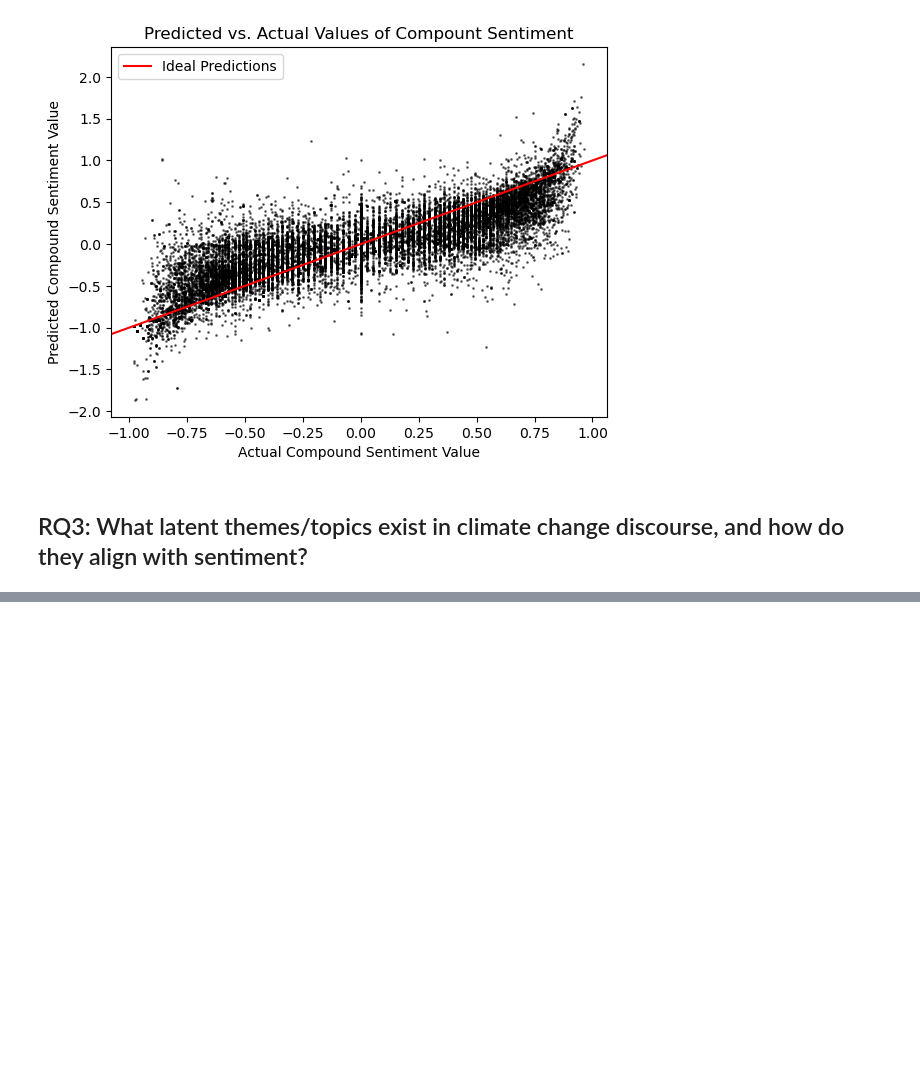
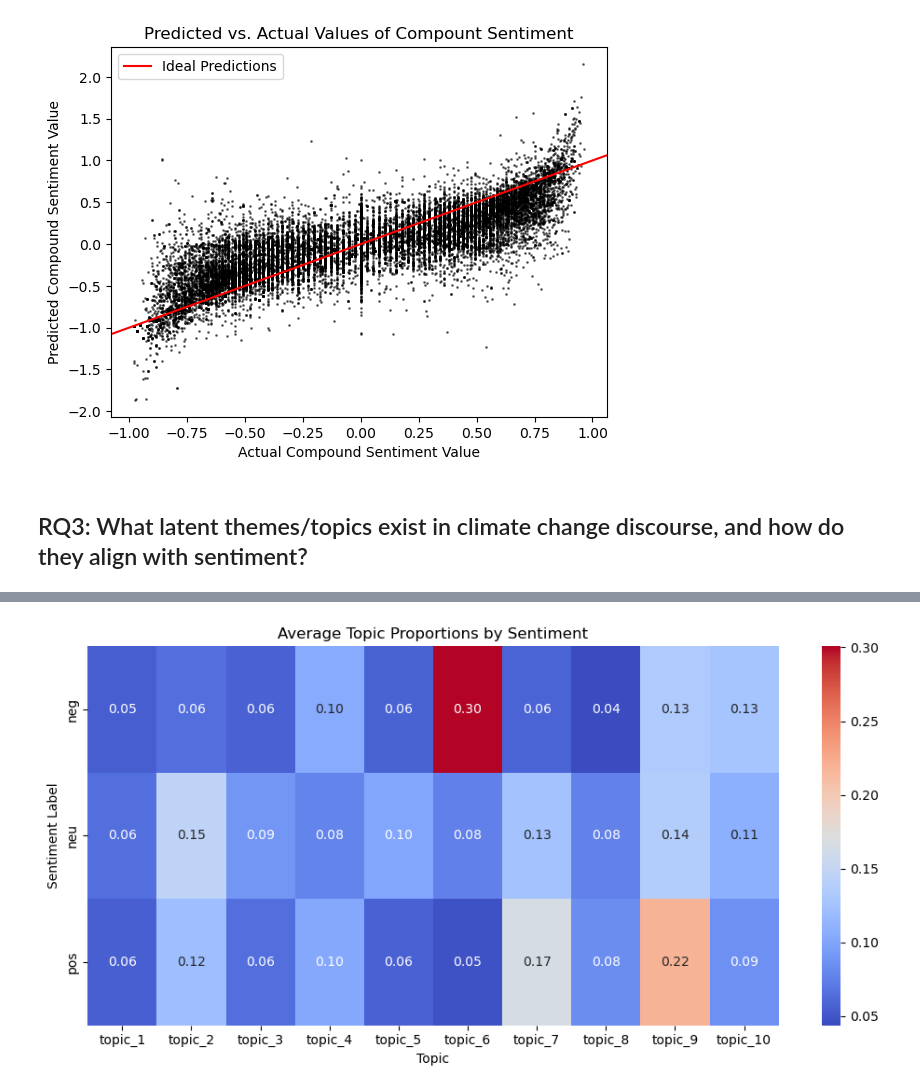
Before and after one commit to jgsbd210945/30267-final, a Jupyter notebook: main.ipynb, the cells around one changed output, grey strips where cells are left out. Drawn from its saved outputs; the diff is of its cells as text; code cells hidden in the pictures; blank space fills up the shorter version.

```diff
--- a/main.ipynb
+++ b/main.ipynb
@@ -102,4 +107,5 @@ fdist = FreqDist(all_tokens)
 # %%
-postw = data[data['pos'] > 0.5] # Splitting by sentiment. Seemingly each tweet will have one and *only* one sentiment over 0.5.
-neutw = data[data['neu'] > 0.5]
-negtw = data[data['neg'] > 0.5]
+freqs = {} # Frequencies by topic
+for label, sub in data.groupby("sentiment"):
+    tokens = [tok for row in sub['stemmed_tokens'] for tok in row]
+    freqs[label] = FreqDist(tokens)
@@ -211,5 +211,12 @@ plt.legend()
+# %%
+docs = data['stemmed_tokens'].apply(lambda toks: " ".join(toks)) # Overall tweets (generally)
+
+tfidf = TfidfVectorizer(min_df=5, max_df=0.9, max_features=2000)
+dtm_X = tfidf.fit_transform(docs) # Technically not a document-term matrix BUT it's useful shorthand bc it's kinda a dtm.
+terms = tfidf.get_feature_names_out()
+# Essentially getting all the most important terms relative to each sentiment (ish)
 # %%
-vect = CountVectorizer(min_df=5, max_features=2000)
-X_train_counts = vect.fit_transform(X_train)
-vocab = vect.vocabulary_ # Set vocabulary for my purposes here.
+n_topics = 10 # Random cap. I'm mostly doing 10 to see if we can get anything specific.
+lda = LatentDirichletAllocation(n_components=n_topics, random_state=123) # Doing LDA. Group by topic.
+doc_topic_dists = lda.fit_transform(dtm_X) # How much a tweet is about a specific topic.
 # %%
@@ -225,0 +241,8 @@ NotFittedError: Vocabulary not fitted or provided
+# %%
+topic_cols = [f"topic_{i+1}" for i in range(n_topics)] # Adding topic cols to dataframe
+data[topic_cols] = doc_topic_dists
+
+# Grouped means by sentiment. i.e., the topics on average more prevalent in each category.
+group_means = data.groupby('sentiment')[topic_cols].mean()
+
+group_means
@@ -225,0 +271,13 @@ NotFittedError: Vocabulary not fitted or provided
+# %%
+topic_cols = [col for col in data.columns if col.startswith("topic_")]
+
+# Plotting for a heatmap
+plt.figure(figsize=(10, 5))
+sns.heatmap(group_means, annot=True, fmt=".2f", cmap="coolwarm")
+plt.title("Average Topic Proportions by Sentiment")
+plt.xlabel("Topic")
+plt.ylabel("Sentiment Label")
+plt.tight_layout()
+plt.show()
+# %% [output]
+[figure, added]
```
Also changed, not shown: parts of 9 cells of this notebook.
